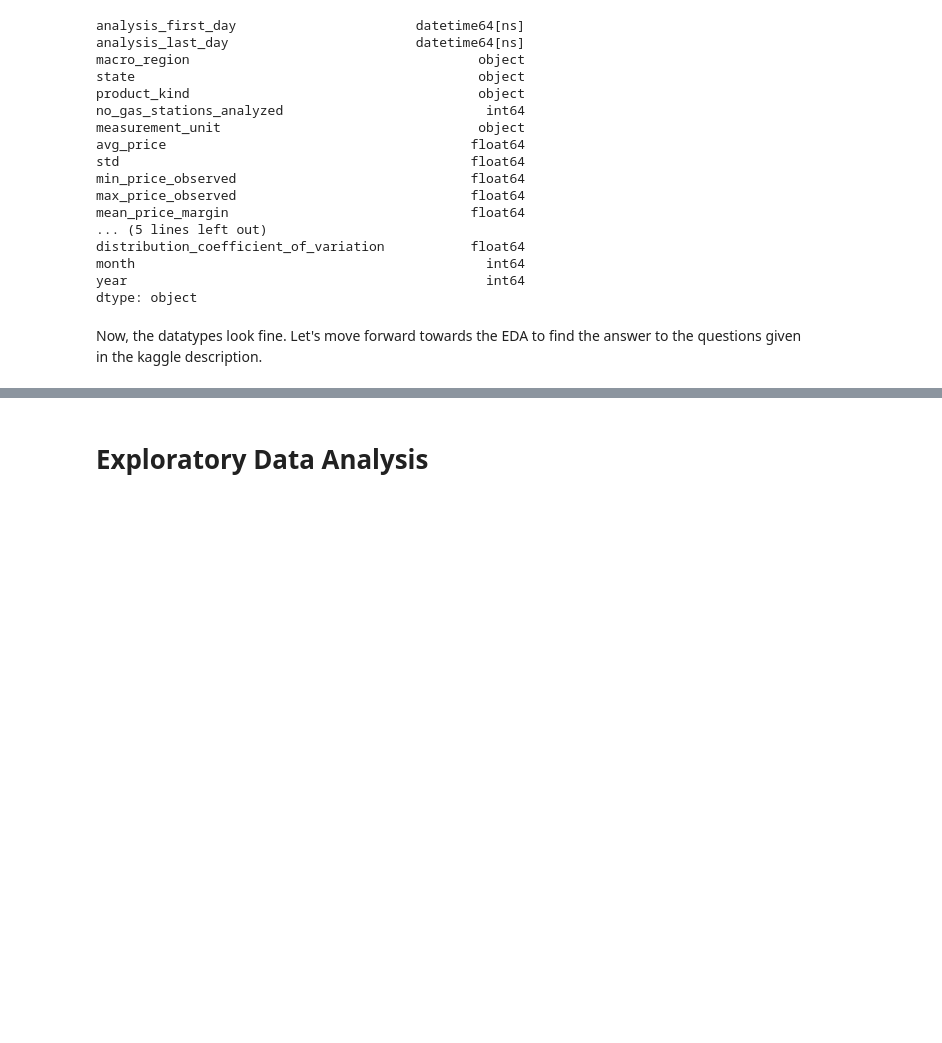
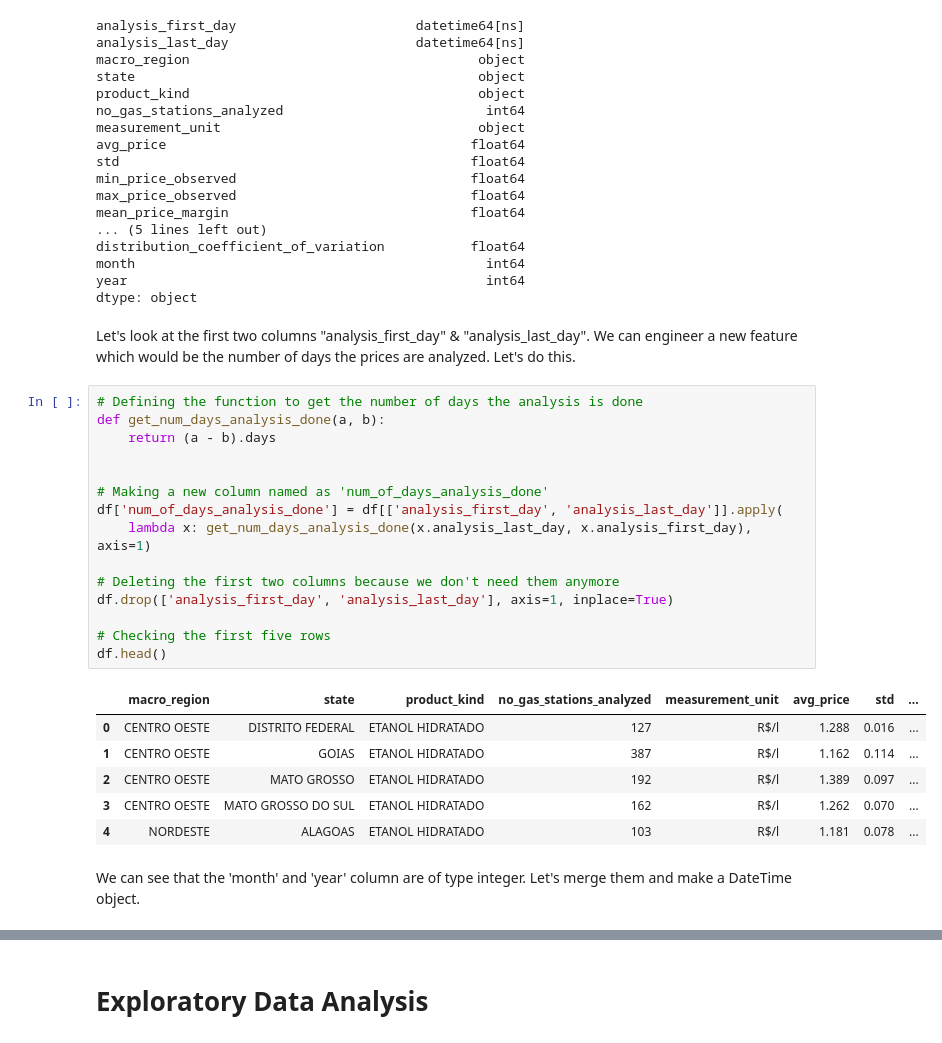
Before and after one commit to hamzanasirr/Exploratory-Data-Analysis-on-Gas-Prices-in-Brazil-using-Python, a Jupyter notebook: gas_prices_in_brazil.ipynb, the cells around one changed output, grey strips where cells are left out. Saved outputs shown, nothing was run; the diff lists cells and outputs as text; blank space fills up the shorter version.

Commit message:
Engineered a new feature (num_of_days_analysis_done)

```diff
--- a/gas_prices_in_brazil.ipynb
+++ b/gas_prices_in_brazil.ipynb
@@ -434,5 +434,29 @@ distribution_coefficient_of_variation           float64
 month                                             int64
 year                                              int64
 dtype: object
-# %% [markdown]
-Now, the datatypes look fine. Let's move forward towards the EDA to find the answer to the questions given in the kaggle description.
+# %% [markdown]
+Let's look at the first two columns "analysis_first_day" & "analysis_last_day". We can engineer a new feature which would be the number of days the prices are analyzed. Let's do this.
+# %%
+# Defining the function to get the number of days the analysis is done
+def get_num_days_analysis_done(a, b):
+    return (a - b).days
+
+
+# Making a new column named as 'num_of_days_analysis_done'
+df['num_of_days_analysis_done'] = df[['analysis_first_day', 'analysis_last_day']].apply(
+    lambda x: get_num_days_analysis_done(x.analysis_last_day, x.analysis_first_day), axis=1)
+
+# Deleting the first two columns because we don't need them anymore
+df.drop(['analysis_first_day', 'analysis_last_day'], axis=1, inplace=True)
+
+# Checking the first five rows
+df.head()
+# %% [output]
+|  | macro_region | state | product_kind | no_gas_stations_analyzed | measurement_unit | avg_price | std | ... |
+| 0 | CENTRO OESTE | DISTRITO FEDERAL | ETANOL HIDRATADO | 127 | R$/l | 1.288 | 0.016 | ... |
+| 1 | CENTRO OESTE | GOIAS | ETANOL HIDRATADO | 387 | R$/l | 1.162 | 0.114 | ... |
+| 2 | CENTRO OESTE | MATO GROSSO | ETANOL HIDRATADO | 192 | R$/l | 1.389 | 0.097 | ... |
+| 3 | CENTRO OESTE | MATO GROSSO DO SUL | ETANOL HIDRATADO | 162 | R$/l | 1.262 | 0.070 | ... |
+| 4 | NORDESTE | ALAGOAS | ETANOL HIDRATADO | 103 | R$/l | 1.181 | 0.078 | ... |
+# %% [markdown]
+We can see that the 'month' and 'year' column are of type integer. Let's merge them and make a DateTime object.
```
Also changed, not shown: parts of 20 cells of this notebook.
